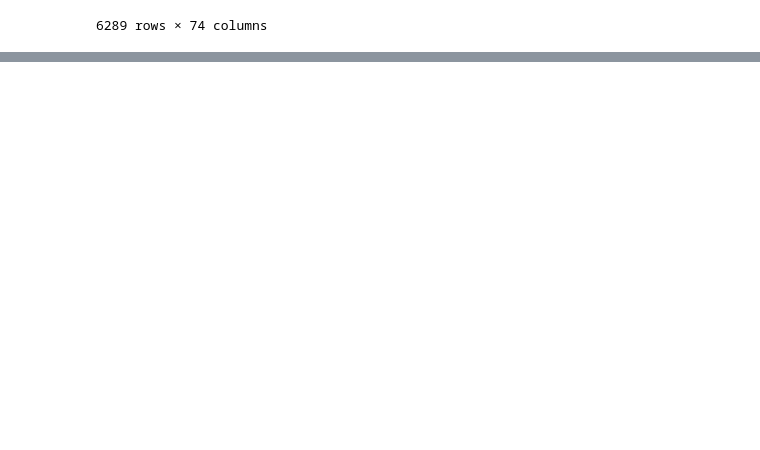
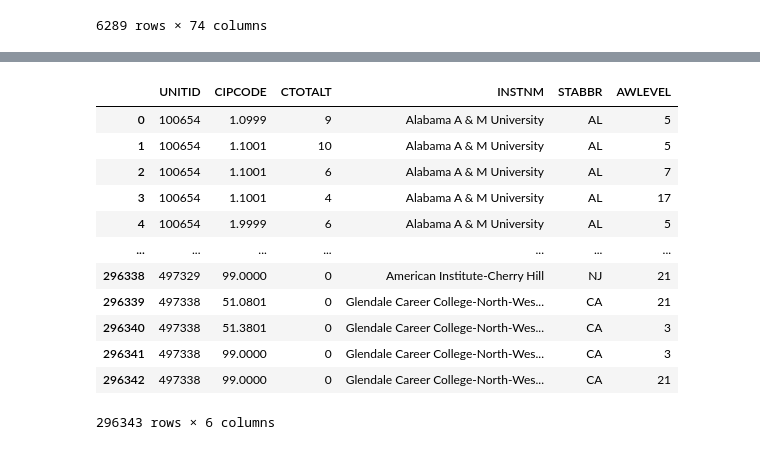
Before and after one commit to dylanpavelko/dylanpavelko.github.io, a Jupyter notebook: learning_to_earning/data/ipeds_data.ipynb, the cells around one changed output, grey strips where cells are left out. Cells and saved outputs as stored; diff of their text form; code cells hidden in the pictures; blank space fills up the shorter version.

```diff
--- a/learning_to_earning/data/ipeds_data.ipynb
+++ b/learning_to_earning/data/ipeds_data.ipynb
@@ -48,7 +48,7 @@ directory_info
 6289 rows × 74 columns
 # %%
 frames = [completions, directory_info]
-result = pd.concat(frames, axis=1, join="inner")
+result = pd.merge(completions, directory_info, on="UNITID")
 result
 # %% [output]
 |  | UNITID | CIPCODE | MAJORNUM | AWLEVEL | XCTOTALT | CTOTALT | XCTOTALM | CTOTALM | XCTOTALW | CTOTALW | ... | ... |
@@ -67 +67,18 @@ result
+# %%
+simplified_result=result[['UNITID','CIPCODE','CTOTALT','INSTNM','STABBR','AWLEVEL']].copy()
+simplified_result
+# %% [output]
+|  | UNITID | CIPCODE | CTOTALT | INSTNM | STABBR | AWLEVEL |
+| 0 | 100654 | 1.0999 | 9 | Alabama A & M University | AL | 5 |
+| 1 | 100654 | 1.1001 | 10 | Alabama A & M University | AL | 5 |
+| 2 | 100654 | 1.1001 | 6 | Alabama A & M University | AL | 7 |
+| 3 | 100654 | 1.1001 | 4 | Alabama A & M University | AL | 17 |
+| 4 | 100654 | 1.9999 | 6 | Alabama A & M University | AL | 5 |
+| ... | ... | ... | ... | ... | ... | ... |
+| 296338 | 497329 | 99.0000 | 0 | American Institute-Cherry Hill | NJ | 21 |
+| 296339 | 497338 | 51.0801 | 0 | Glendale Career College-North-Wes... | CA | 21 |
+| 296340 | 497338 | 51.3801 | 0 | Glendale Career College-North-Wes... | CA | 3 |
+| 296341 | 497338 | 99.0000 | 0 | Glendale Career College-North-Wes... | CA | 3 |
+| 296342 | 497338 | 99.0000 | 0 | Glendale Career College-North-Wes... | CA | 21 |
+296343 rows × 6 columns
 # %%
```
Also changed, not shown: parts of 2 cells of this notebook, 3 other files.
